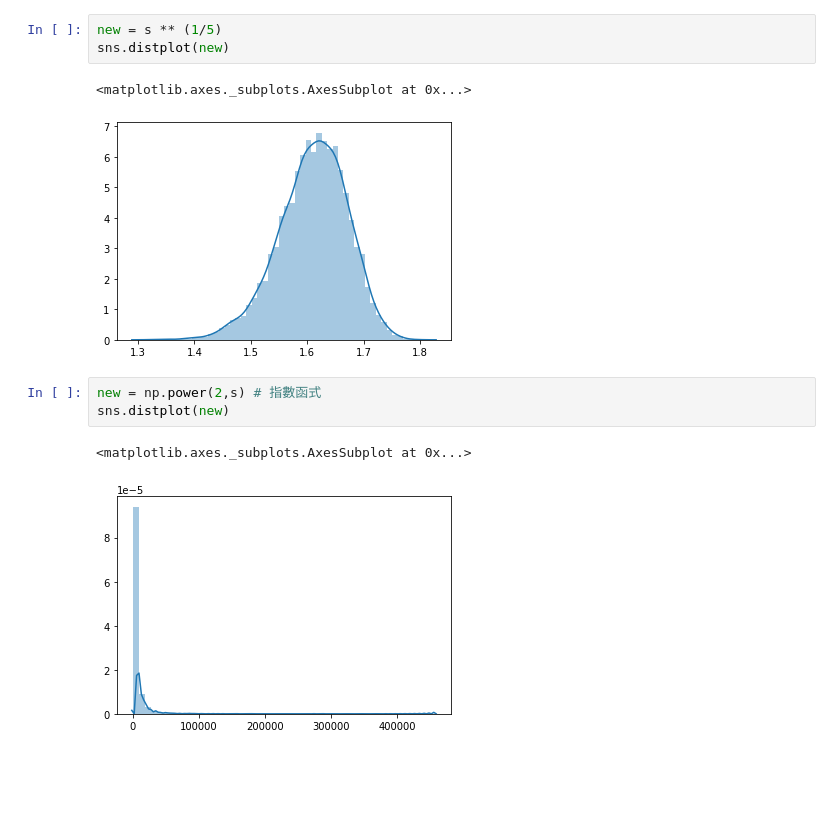
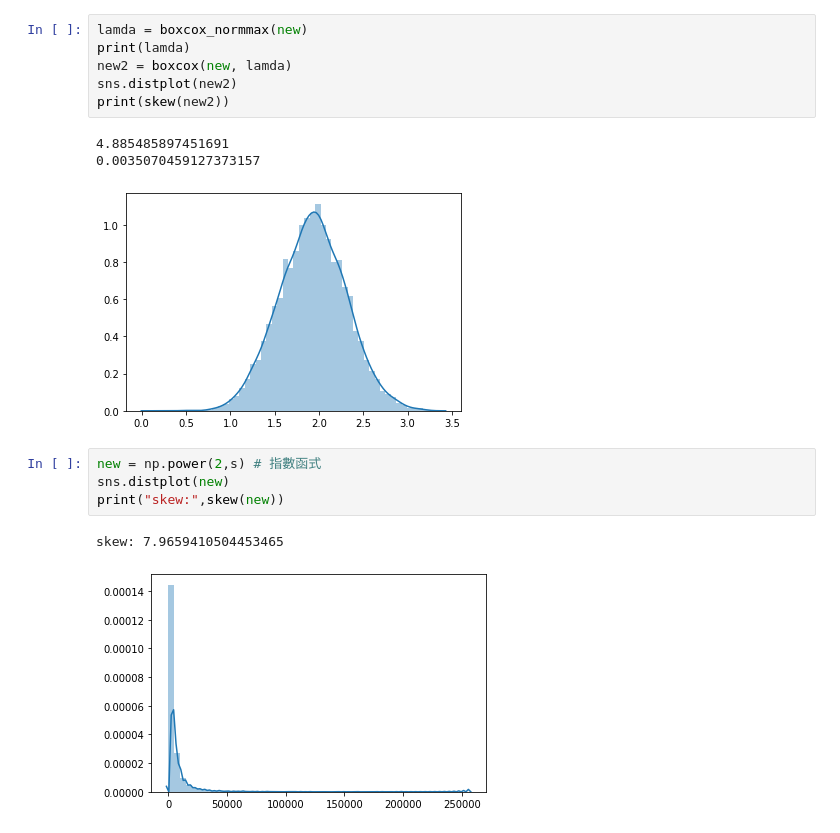
Before and after one commit to AlexxLai/ml0716, a Jupyter notebook: dist.ipynb, the cells around one changed output. Drawn from its saved outputs; the diff is of its cells as text; blank space fills up the shorter version.

```diff
--- a/dist.ipynb
+++ b/dist.ipynb
@@ -26,12 +50,17 @@ sns.distplot(new)
+# %%
+lamda = boxcox_normmax(new)
+print(lamda)
+new2 = boxcox(new, lamda)
+sns.distplot(new2)
+print(skew(new2))
+# %% [output]
+4.885485897451691
+0.0035070459127373157
+[figure, added]
 # %%
-new = s ** (1/5)
+new = np.power(2,s) # 指數函式
 sns.distplot(new)
+print("skew:",skew(new))
 # %% [output]
-<matplotlib.axes._subplots.AxesSubplot at 0x...>
+skew: 7.9659410504453465
-[figure, old version]
+[figure, new version]
-# %%
-new = np.power(2,s) # 指數函式
-sns.distplot(new)
-# %% [output]
-<matplotlib.axes._subplots.AxesSubplot at 0x...>
-[figure, removed]
```
Also changed, not shown: parts of 6 cells of this notebook.
